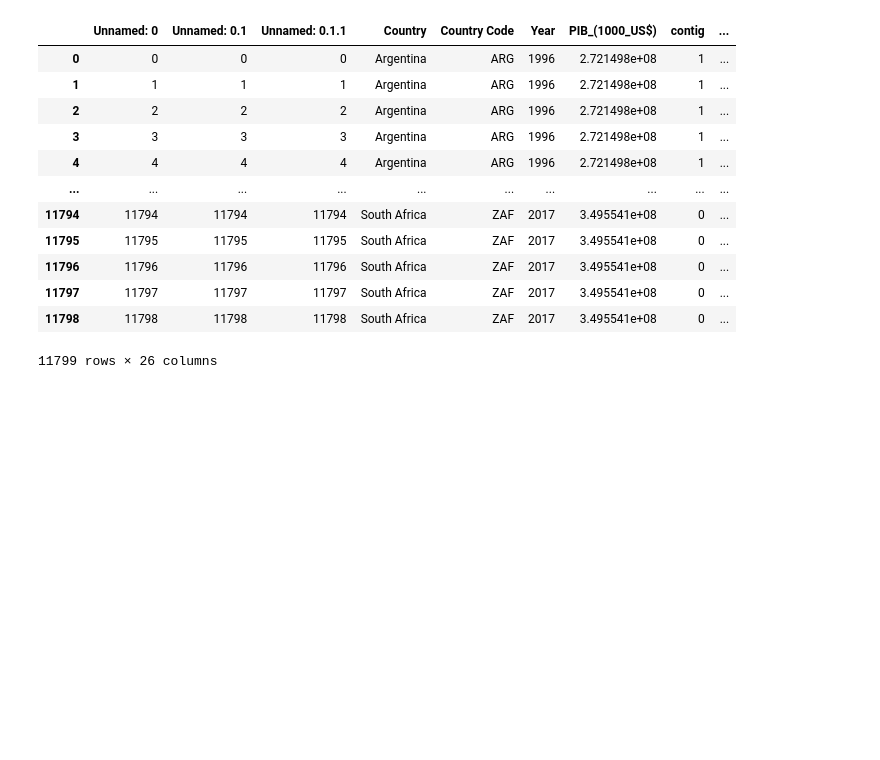
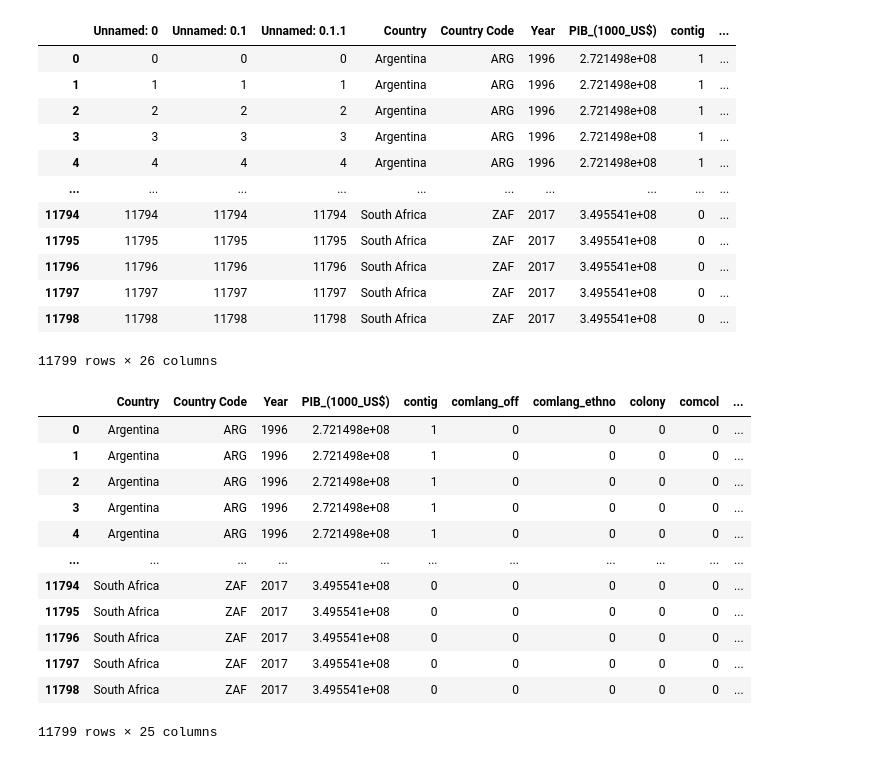
Before and after one commit to thcoelho/ITP_Notificacoes_Exportacao, a Jupyter notebook: Modelo/Modelo_Completo/Modelo.ipynb, the cells around one changed output. Cells and saved outputs as stored; diff of their text form; code cells hidden in the pictures; blank space fills up the shorter version.

```diff
--- a/Modelo/Modelo_Completo/Modelo.ipynb
+++ b/Modelo/Modelo_Completo/Modelo.ipynb
@@ -63,3 +63,23 @@ df["ln_distw"] = np.log(df["distw"])
 df["ln_Tariff"] = np.log(df["Weighted Average"])
 # %%
 df.to_csv("Dados_modelo.csv")
+# %%
+df = pd.read_csv("Dados_modelo.csv")
+# %%
+df.drop(df.iloc[:,0:4], axis=1, inplace=True)
+# %%
+df
+# %% [output]
+|  | Country | Country Code | Year | PIB_(1000_US$) | contig | comlang_off | comlang_ethno | colony | comcol | ... |
+| 0 | Argentina | ARG | 1996 | 2.721498e+08 | 1 | 0 | 0 | 0 | 0 | ... |
+| 1 | Argentina | ARG | 1996 | 2.721498e+08 | 1 | 0 | 0 | 0 | 0 | ... |
+| 2 | Argentina | ARG | 1996 | 2.721498e+08 | 1 | 0 | 0 | 0 | 0 | ... |
+| 3 | Argentina | ARG | 1996 | 2.721498e+08 | 1 | 0 | 0 | 0 | 0 | ... |
+| 4 | Argentina | ARG | 1996 | 2.721498e+08 | 1 | 0 | 0 | 0 | 0 | ... |
+| ... | ... | ... | ... | ... | ... | ... | ... | ... | ... | ... |
+| 11794 | South Africa | ZAF | 2017 | 3.495541e+08 | 0 | 0 | 0 | 0 | 0 | ... |
+| 11795 | South Africa | ZAF | 2017 | 3.495541e+08 | 0 | 0 | 0 | 0 | 0 | ... |
+| 11796 | South Africa | ZAF | 2017 | 3.495541e+08 | 0 | 0 | 0 | 0 | 0 | ... |
+| 11797 | South Africa | ZAF | 2017 | 3.495541e+08 | 0 | 0 | 0 | 0 | 0 | ... |
+| 11798 | South Africa | ZAF | 2017 | 3.495541e+08 | 0 | 0 | 0 | 0 | 0 | ... |
+11799 rows × 25 columns
```
Also changed, not shown: parts of 5 cells of this notebook, 1 other file.
